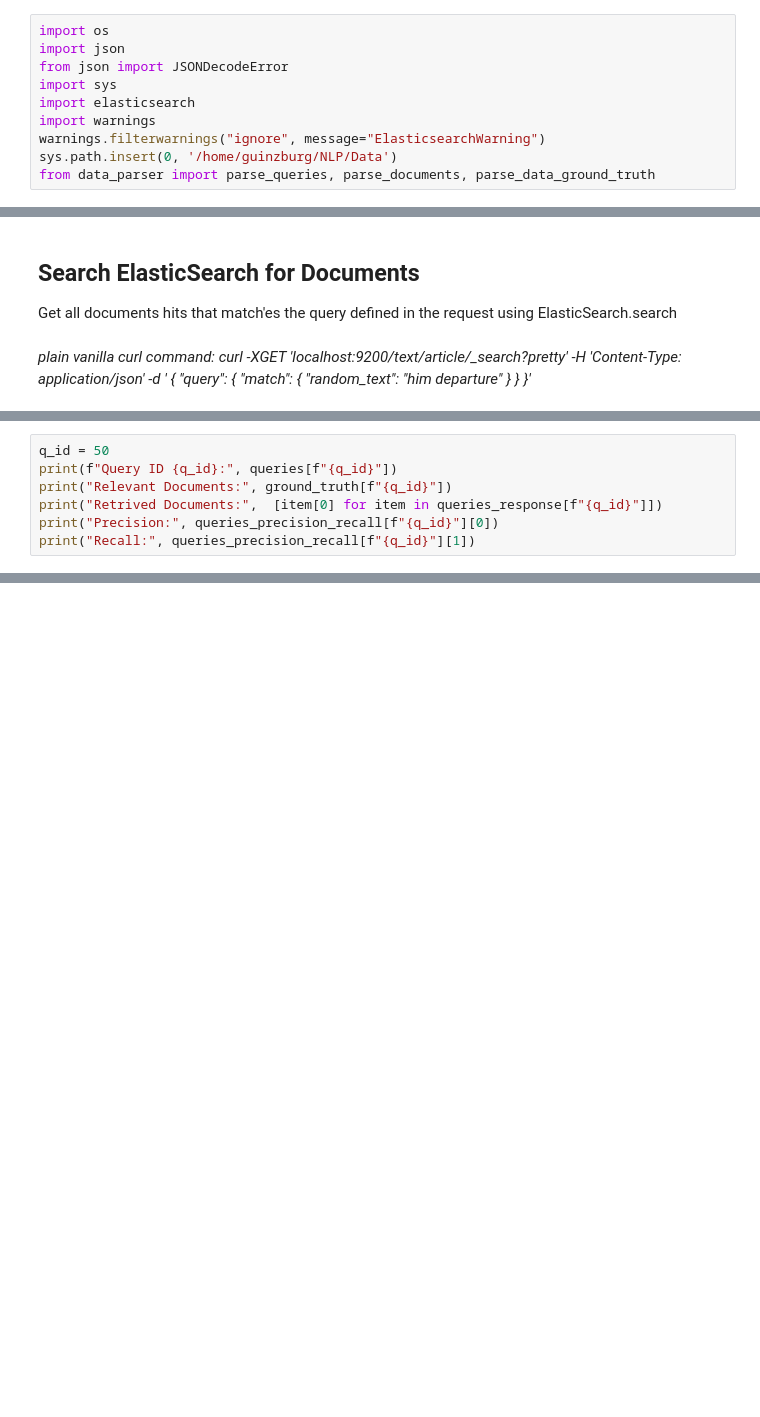
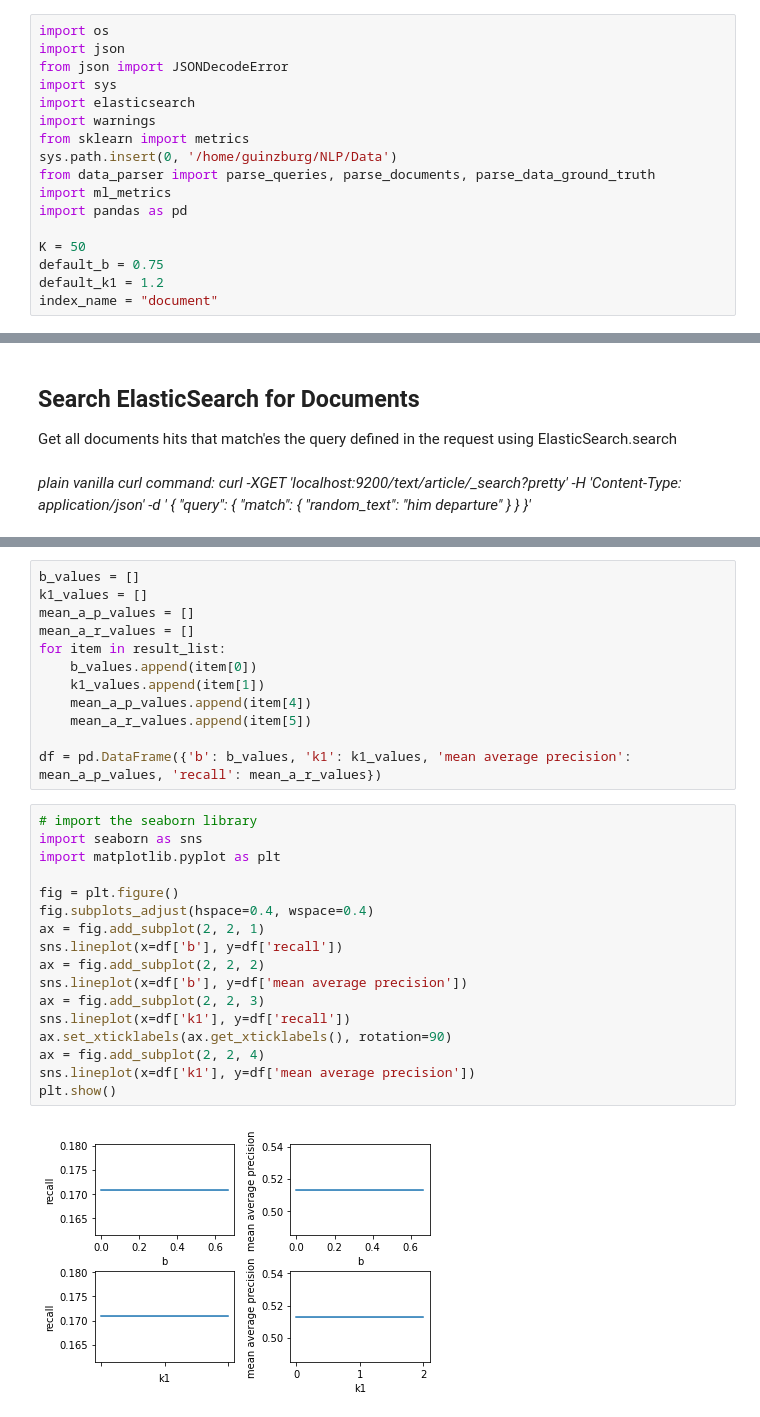
Before and after one commit to TheGuinz/NLP, a Jupyter notebook: elastic_search/es.ipynb, the cells around one changed output, grey strips where cells are left out. Cells and saved outputs as stored; diff of their text form; blank space fills up the shorter version.

```diff
--- a/elastic_search/es.ipynb
+++ b/elastic_search/es.ipynb
@@ -5,9 +5,16 @@ from json import JSONDecodeError
 import sys
 import elasticsearch
 import warnings
-warnings.filterwarnings("ignore", message="ElasticsearchWarning")
+from sklearn import metrics
 sys.path.insert(0, '/home/guinzburg/NLP/Data')
 from data_parser import parse_queries, parse_documents, parse_data_ground_truth
+import ml_metrics
+import pandas as pd
+
+K = 50
+default_b = 0.75
+default_k1 = 1.2
+index_name = "document"
 # %% [markdown]
 ## ElasticSearch
 Full-text search queries and performs linguistic searches against documents. It includes single or multiple words or phrases and returns documents that match search condition.
@@ -147,7 +155,0 @@ for q_id in queries_response:
-# %%
-q_id = 50
-print(f"Query ID {q_id}:", queries[f"{q_id}"])
-print("Relevant Documents:", ground_truth[f"{q_id}"])
-print("Retrived Documents:",  [item[0] for item in queries_response[f"{q_id}"]])
-print("Precision:", queries_precision_recall[f"{q_id}"][0])
-print("Recall:", queries_precision_recall[f"{q_id}"][1])
@@ -170,0 +286,31 @@ Average Recall: 0.10803571428571425
+# %%
+b_values = []
+k1_values = []
+mean_a_p_values = []
+mean_a_r_values = []
+for item in result_list:
+    b_values.append(item[0])
+    k1_values.append(item[1])
+    mean_a_p_values.append(item[4])
+    mean_a_r_values.append(item[5])
+
+df = pd.DataFrame({'b': b_values, 'k1': k1_values, 'mean average precision': mean_a_p_values, 'recall': mean_a_r_values})
+# %%
+# import the seaborn library
+import seaborn as sns
+import matplotlib.pyplot as plt
+
+fig = plt.figure()
+fig.subplots_adjust(hspace=0.4, wspace=0.4)
+ax = fig.add_subplot(2, 2, 1)
+sns.lineplot(x=df['b'], y=df['recall'])
+ax = fig.add_subplot(2, 2, 2)
+sns.lineplot(x=df['b'], y=df['mean average precision'])
+ax = fig.add_subplot(2, 2, 3)
+sns.lineplot(x=df['k1'], y=df['recall'])
+ax.set_xticklabels(ax.get_xticklabels(), rotation=90)
+ax = fig.add_subplot(2, 2, 4)
+sns.lineplot(x=df['k1'], y=df['mean average precision'])
+plt.show()
+# %% [output]
+[figure, added]
```
Also changed, not shown: parts of 15 cells of this notebook.
